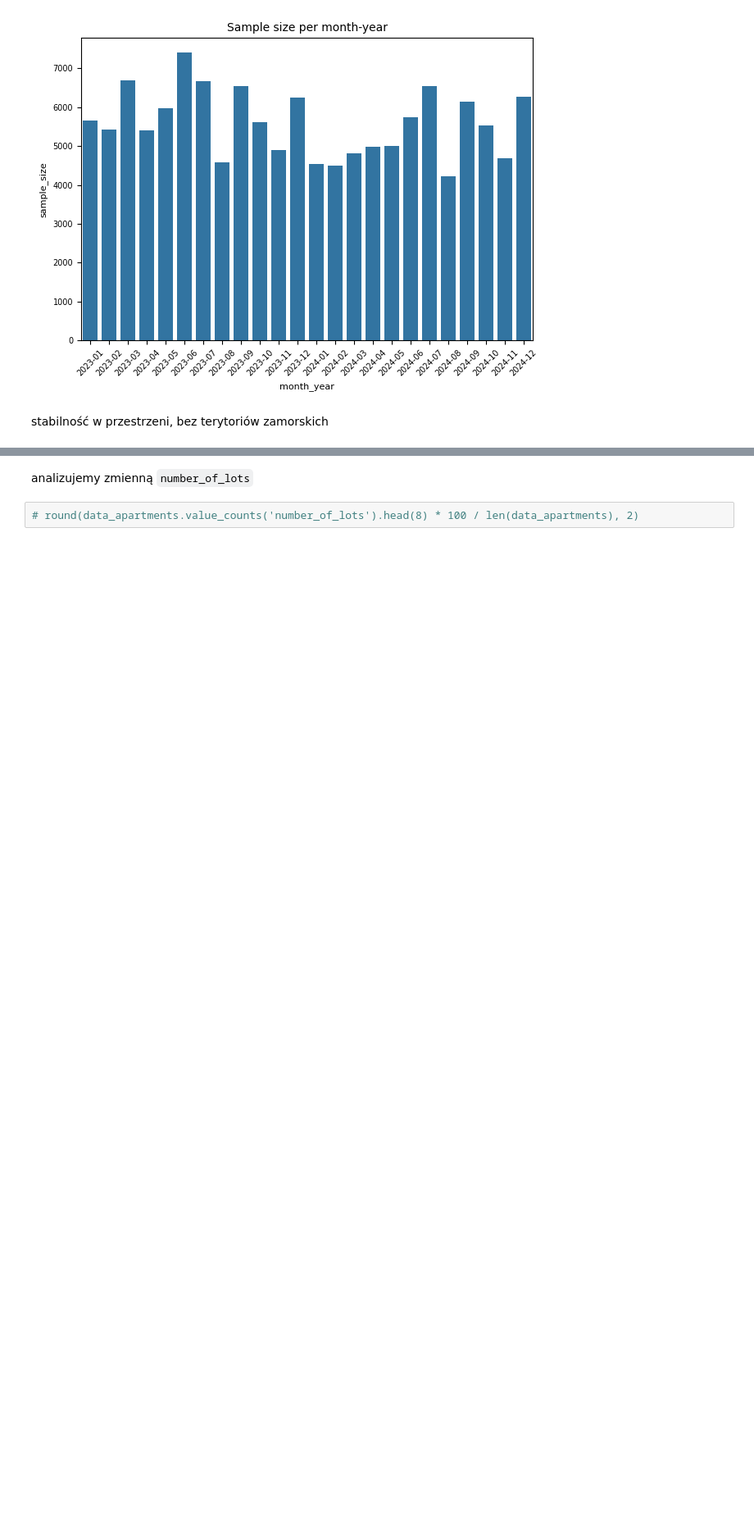
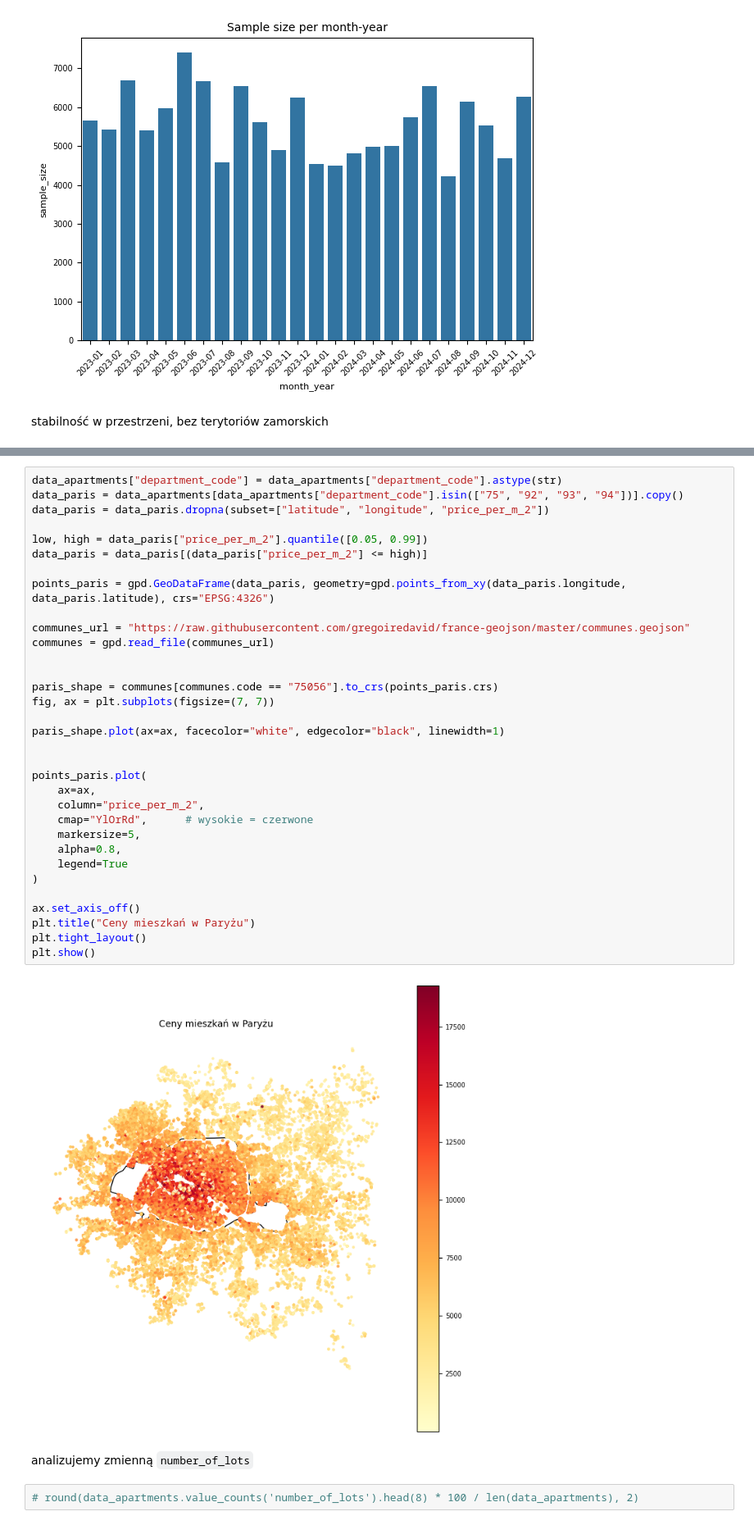
Before and after one commit to jpi0309/Machine-Learning-for-Housing-Valuation-in-France, a Jupyter notebook: data_preparation.ipynb, the cells around one changed output, grey strips where cells are left out. Shown at 82% size. Cells and saved outputs as stored; diff of their text form; blank space fills up the shorter version.

```diff
--- a/data_preparation.ipynb
+++ b/data_preparation.ipynb
@@ -678,3 +694,38 @@ plt.show()
+# %%
+data_apartments["department_code"] = data_apartments["department_code"].astype(str)
+data_paris = data_apartments[data_apartments["department_code"].isin(["75", "92", "93", "94"])].copy()
+data_paris = data_paris.dropna(subset=["latitude", "longitude", "price_per_m_2"])
+
+low, high = data_paris["price_per_m_2"].quantile([0.05, 0.99])
+data_paris = data_paris[(data_paris["price_per_m_2"] <= high)]
+
+points_paris = gpd.GeoDataFrame(data_paris, geometry=gpd.points_from_xy(data_paris.longitude, data_paris.latitude), crs="EPSG:4326")
+
+communes_url = "https://raw.githubusercontent.com/gregoiredavid/france-geojson/master/communes.geojson"
+communes = gpd.read_file(communes_url)
+
+
+paris_shape = communes[communes.code == "75056"].to_crs(points_paris.crs)
+fig, ax = plt.subplots(figsize=(7, 7))
+
+paris_shape.plot(ax=ax, facecolor="white", edgecolor="black", linewidth=1)
+
+
+points_paris.plot(
+    ax=ax,
+    column="price_per_m_2",
+    cmap="YlOrRd",      # wysokie = czerwone
+    markersize=5,
+    alpha=0.8,
+    legend=True
+)
+
+ax.set_axis_off()
+plt.title("Ceny mieszkań w Paryżu")
+plt.tight_layout()
+plt.show()
+# %% [output]
+[figure, added]
 # %% [markdown]
 analizujemy zmienną `number_of_lots`
 # %%
```
Also changed, not shown: parts of 11 cells of this notebook, 1 other file.
